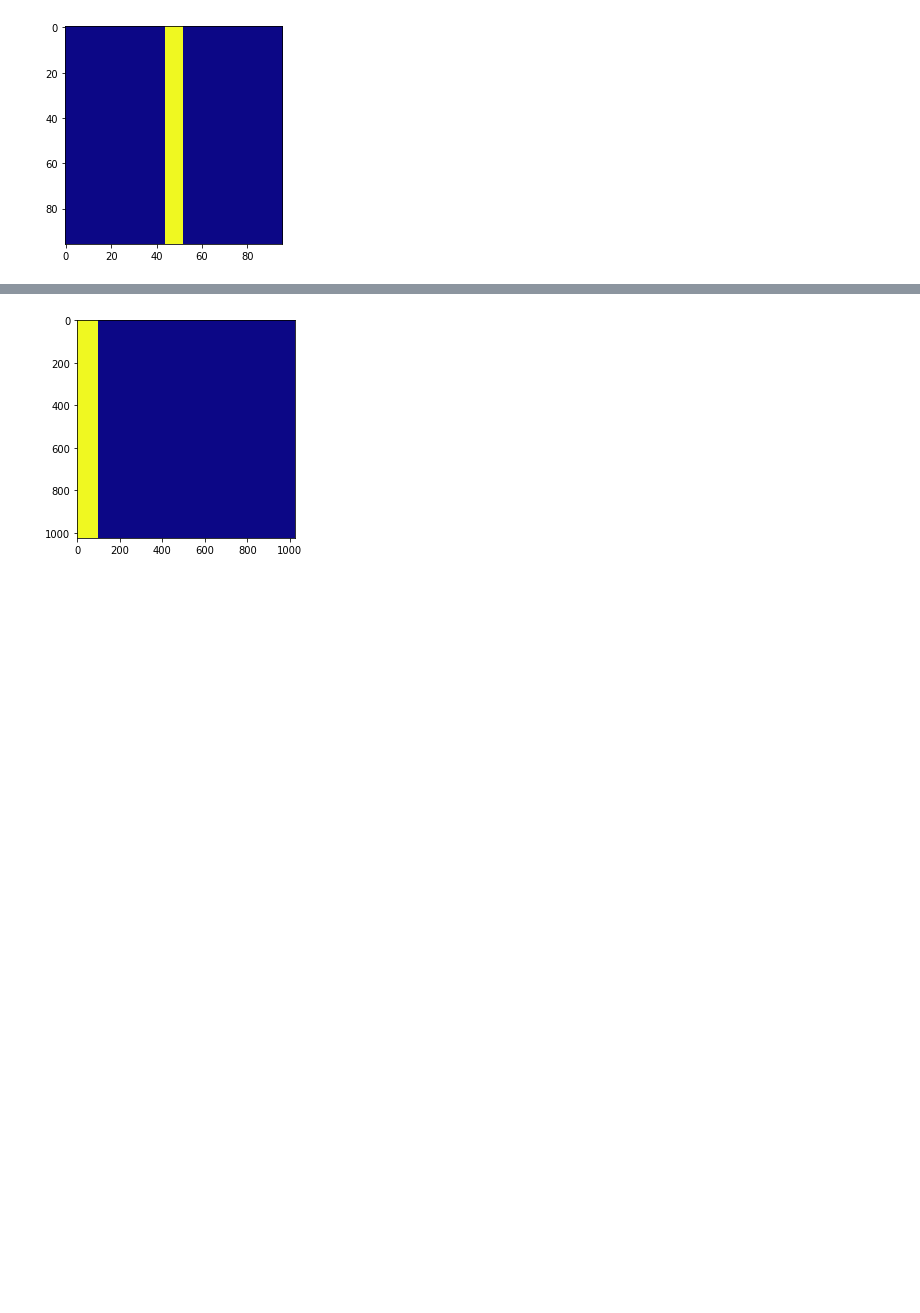
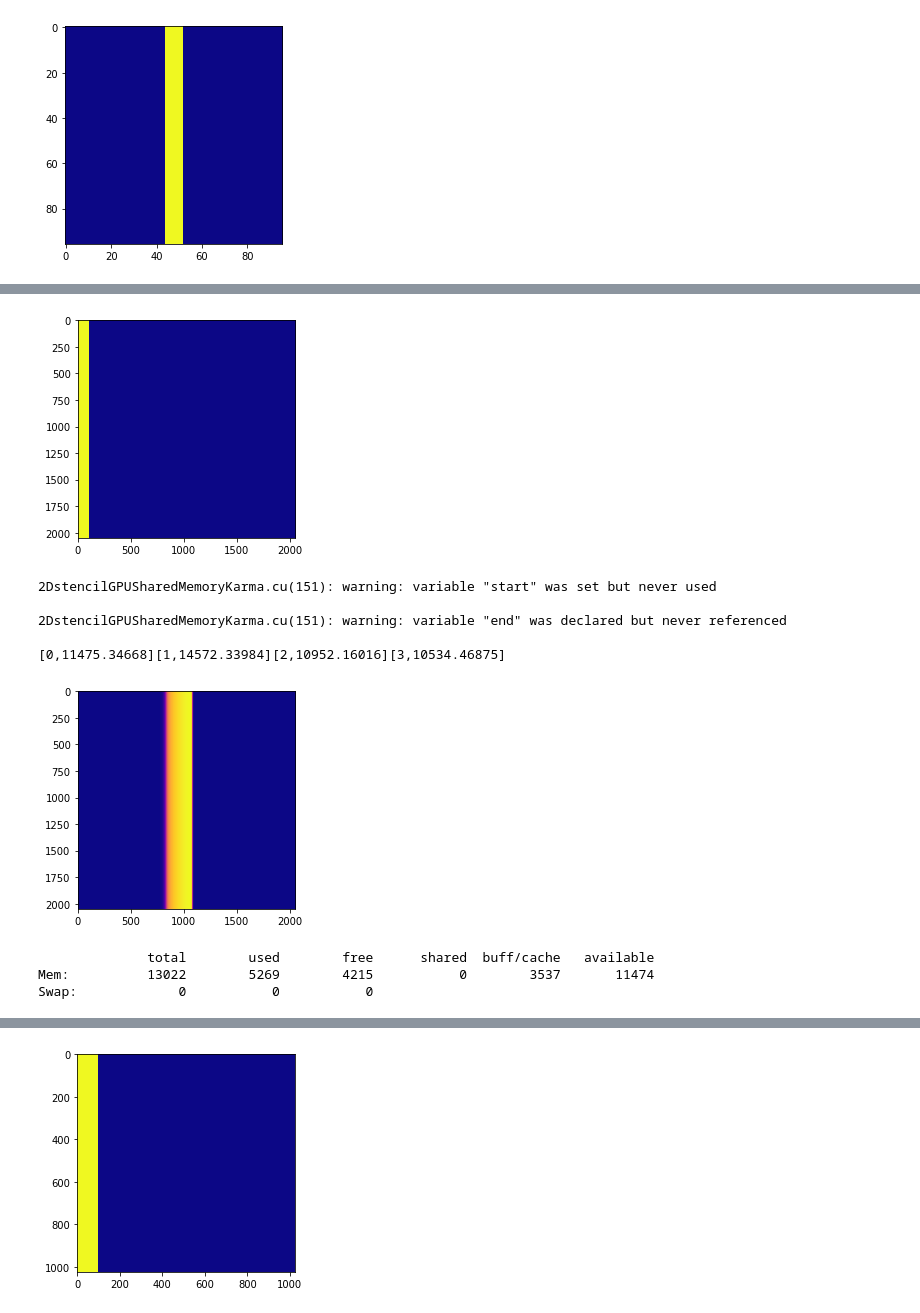
Before and after one commit to sabiomito/uffgpu2019, a Jupyter notebook: readmeContent/colabNotebook.ipynb, the cells around one changed output, grey strips where cells are left out. Saved outputs shown, nothing was run; the diff lists cells and outputs as text; code cells hidden in the pictures; blank space fills up the shorter version.

```diff
--- a/readmeContent/colabNotebook.ipynb
+++ b/readmeContent/colabNotebook.ipynb
@@ -273,0 +390,49 @@ for times in range(1,21,1):
+# %%
+fazEntrada(2048,True)
+#!nvcc 2DstencilGPUSharedMemoryKarmaSpaceTimeBlockingSpiralSimulation.cu  -o go -D MODEL_WIDTH=256
+#! ./go 256 15 50000
+#compile_TimeTest_blocksDim(256,15,8000,64,16)
+#compile0(256,8000,32,32)
+
+
+!nvcc 2DstencilGPUSharedMemoryKarma.cu  -o go -D MODEL_WIDTH=2048 -D BLOCKDIM_Y=32 -D BLOCKDIM_X=32
+!./go 20000
+#img = show()
+
+
+#sharedSize = 2 => 15552
+!nvcc 2DstencilGPUSharedMemoryKarmaSpaceTimeBlocking.cu  -o go -D MODEL_WIDTH=2048
+!./go 2048 1 20000 32 32
+!./go 2048 2 20000 32 32
+!./go 2048 3 20000 32 32
+
+img = show()
+'''
+!./go 768 2 8000 32 32
+!./go 768 3 8000 32 32
+!./go 768 4 8000 32 32
+!./go 768 5 8000 32 32
+!./go 768 6 8000 32 32
+!./go 768 7 8000 32 32
+!./go 768 8 8000 32 32
+!./go 768 9 8000 32 32
+!./go 768 10 8000 32 32
+!./go 768 11 8000 32 32
+!./go 768 12 8000 32 32
+!./go 768 13 8000 32 32
+!./go 768 14 8000 32 32
+!./go 768 15 8000 32 32
+!./go 768 16 8000 32 32
+'''
+!free -m
+# %% [output]
+[figure, added]
+2DstencilGPUSharedMemoryKarma.cu(151): warning: variable "start" was set but never used
+
+2DstencilGPUSharedMemoryKarma.cu(151): warning: variable "end" was declared but never referenced
+
+[0,11475.34668][1,14572.33984][2,10952.16016][3,10534.46875]
+[figure, added]
+              total        used        free      shared  buff/cache   available
+Mem:          13022        5269        4215           0        3537       11474
+Swap:             0           0           0
```
Also changed, not shown: parts of 10 cells of this notebook, 2 other files.
